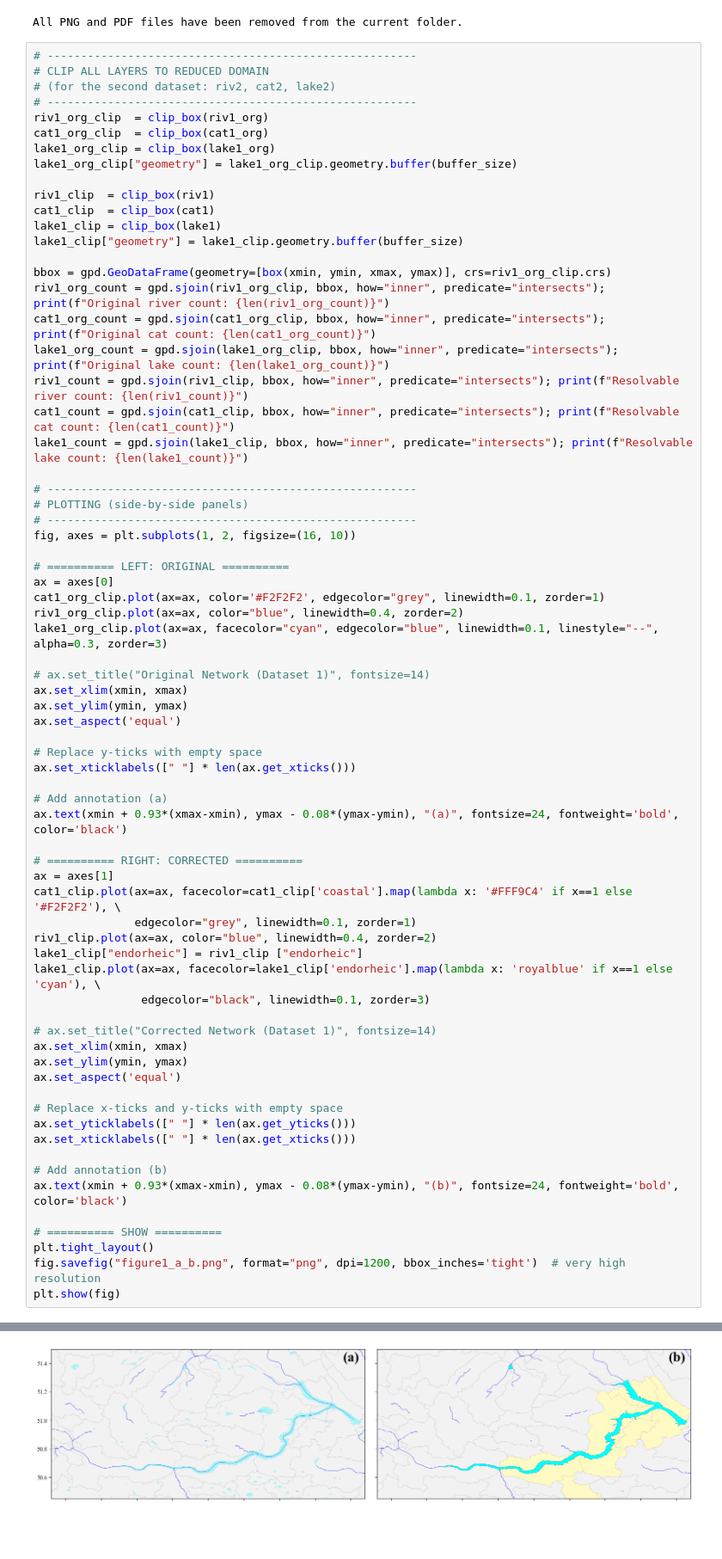
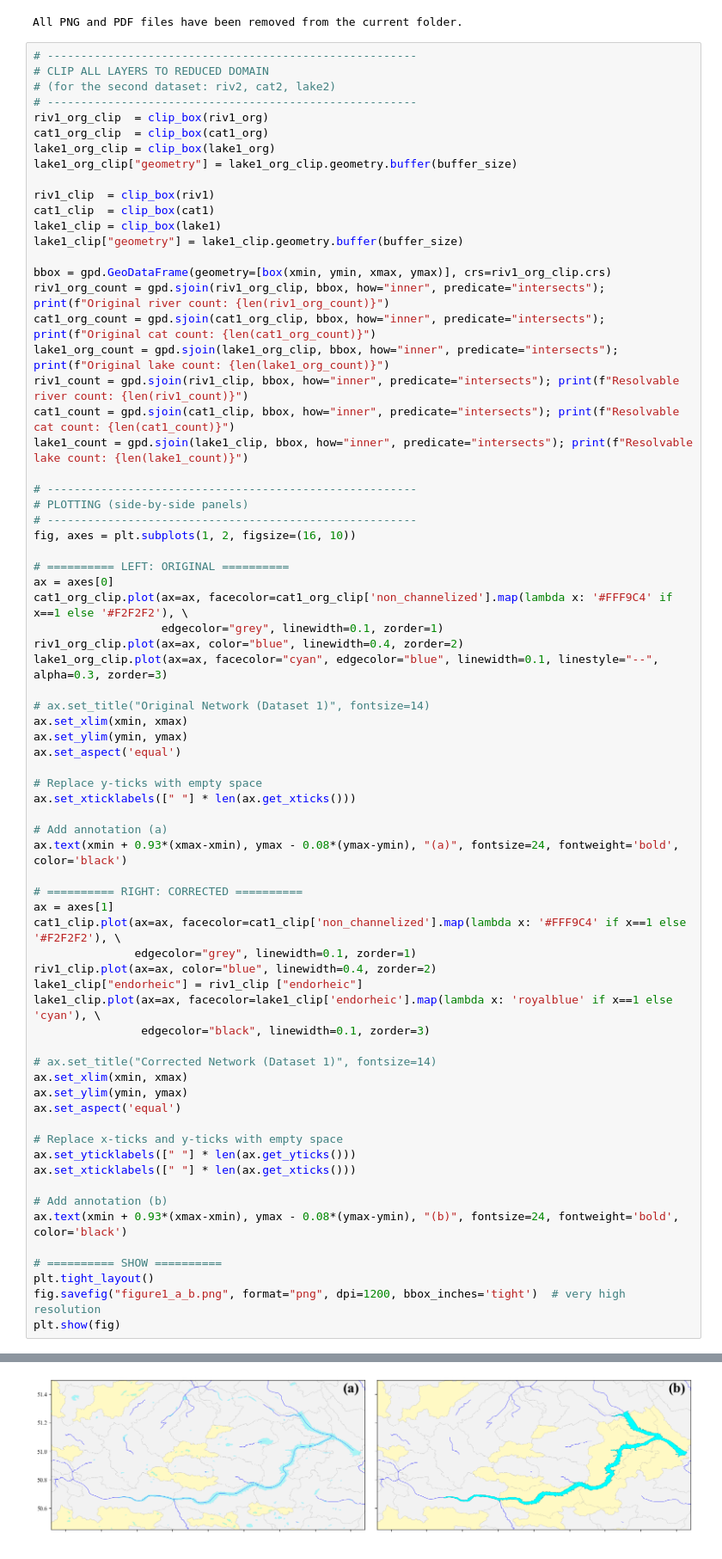
Before and after one commit to ShervanGharari/RiverLakeNetwork, a Jupyter notebook: examples/Plots/Figure_1.ipynb, the cells around one changed output, grey strips where cells are left out. Shown at 86% size. Saved outputs shown, nothing was run; the diff lists cells and outputs as text.

Commit message:
non-channel is added

```diff
--- a/examples/Plots/Figure_1.ipynb
+++ b/examples/Plots/Figure_1.ipynb
@@ -116,7 +141,8 @@ fig, axes = plt.subplots(1, 2, figsize=(16, 10))
 
 # ========== LEFT: ORIGINAL ==========
 ax = axes[0]
-cat1_org_clip.plot(ax=ax, color='#F2F2F2', edgecolor="grey", linewidth=0.1, zorder=1)
+cat1_org_clip.plot(ax=ax, facecolor=cat1_org_clip['non_channelized'].map(lambda x: '#FFF9C4' if x==1 else '#F2F2F2'), \
+                   edgecolor="grey", linewidth=0.1, zorder=1)
 riv1_org_clip.plot(ax=ax, color="blue", linewidth=0.4, zorder=2)
 lake1_org_clip.plot(ax=ax, facecolor="cyan", edgecolor="blue", linewidth=0.1, linestyle="--", alpha=0.3, zorder=3)
 
@@ -133,7 +159,7 @@ ax.text(xmin + 0.93*(xmax-xmin), ymax - 0.08*(ymax-ymin), "(a)", fontsize=24, fo
 
 # ========== RIGHT: CORRECTED ==========
 ax = axes[1]
-cat1_clip.plot(ax=ax, facecolor=cat1_clip['coastal'].map(lambda x: '#FFF9C4' if x==1 else '#F2F2F2'), \
+cat1_clip.plot(ax=ax, facecolor=cat1_clip['non_channelized'].map(lambda x: '#FFF9C4' if x==1 else '#F2F2F2'), \
                edgecolor="grey", linewidth=0.1, zorder=1)
 riv1_clip.plot(ax=ax, color="blue", linewidth=0.4, zorder=2)
 lake1_clip["endorheic"] = riv1_clip ["endorheic"]
@@ -179,9 +205,9 @@ Resolvable lake count: 2
 A value is trying to be set on a copy of a slice from a DataFrame.
 Try using .loc[row_indexer,col_indexer] = value instead
 
 See the caveats in the documentation: https://pandas.pydata.org/pandas-docs/stable/user_guide/indexing.html#returning-a-view-versus-a-copy
   super().__setitem__(key, value)
-[figure, old version]
+[figure, new version]
 # %%
 # -------------------------------------------------------
 # CLIP ALL LAYERS TO REDUCED DOMAIN
```
Also changed, not shown: parts of 5 cells of this notebook, 6 other files.
